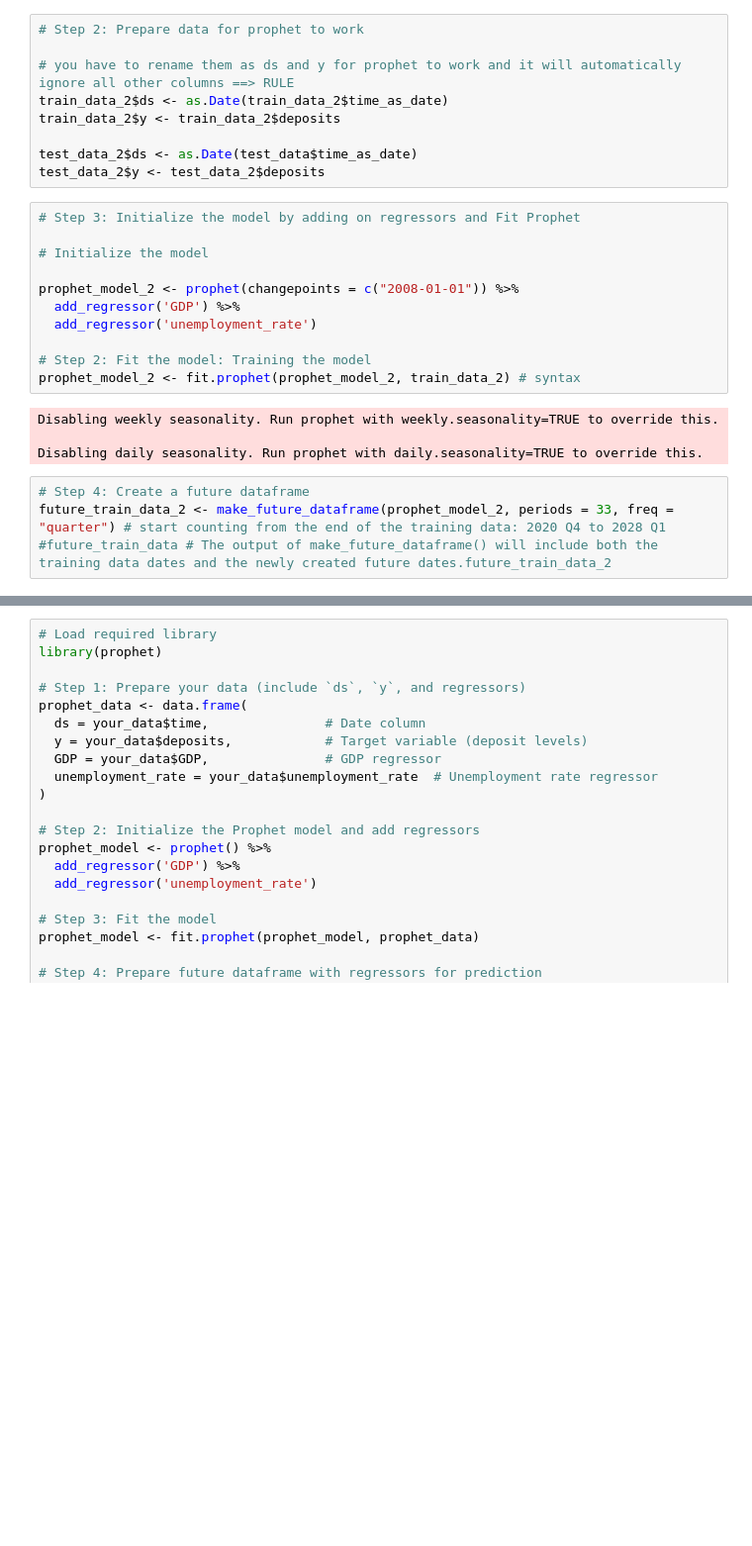
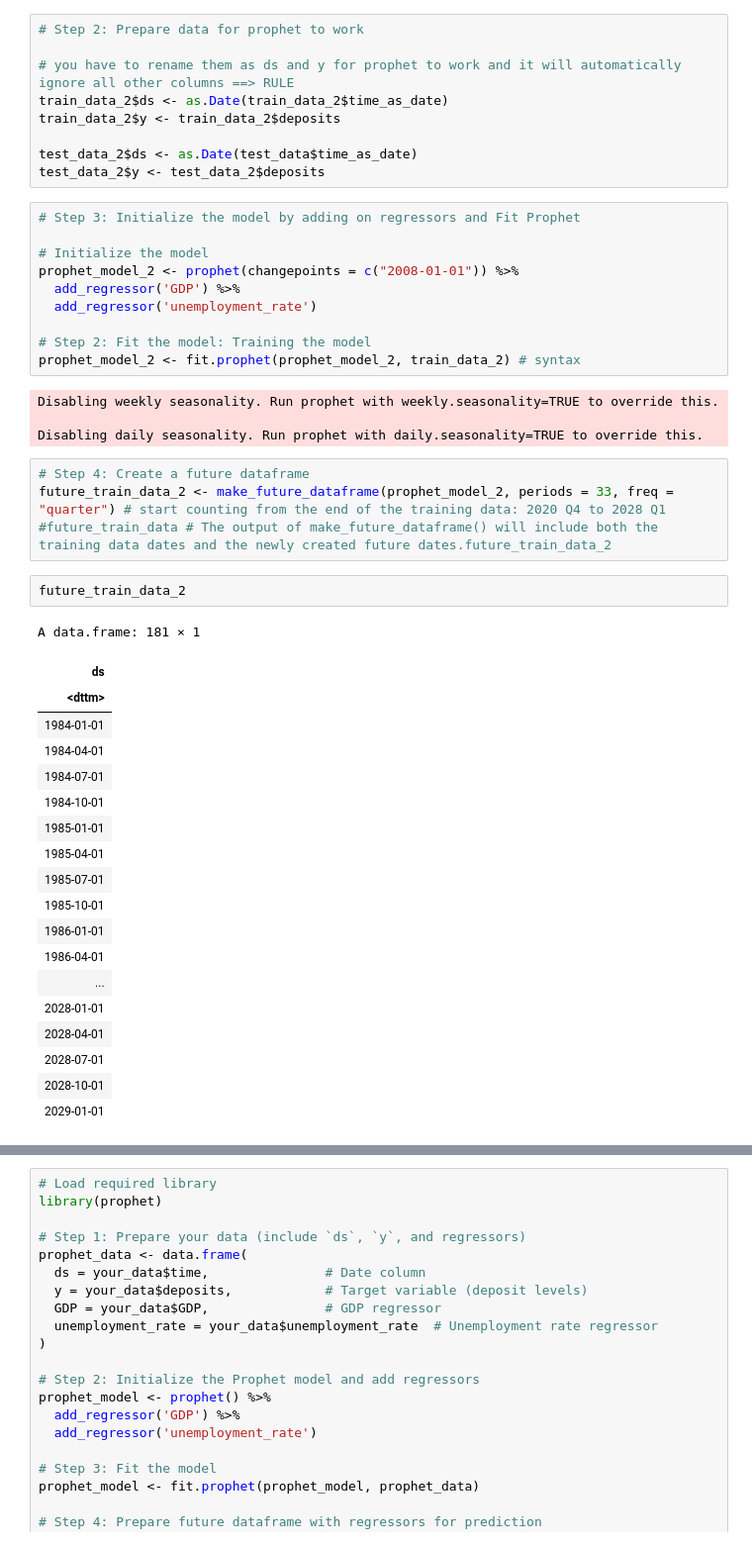
Before and after one commit to nzarama-kouadio/DUKE_MIDS_QFC_Final_Project, a Jupyter notebook: model_prediction/prophet_model.ipynb, the cells around one changed output, grey strips where cells are left out. Shown: that part at 99% size. Saved outputs shown, nothing was run; the diff lists cells and outputs as text; blank space fills up the shorter version.

```diff
--- a/model_prediction/prophet_model.ipynb
+++ b/model_prediction/prophet_model.ipynb
@@ -704,7 +740,6 @@ test_data_2$y <- test_data_2$deposits
 # Step 3: Initialize the model by adding on regressors and Fit Prophet
 
 # Initialize the model
-
 prophet_model_2 <- prophet(changepoints = c("2008-01-01")) %>%
   add_regressor('GDP') %>%
   add_regressor('unemployment_rate')
@@ -719,3 +754,25 @@ Disabling daily seasonality. Run prophet with daily.seasonality=TRUE to override
 # Step 4: Create a future dataframe
 future_train_data_2 <- make_future_dataframe(prophet_model_2, periods = 33, freq = "quarter") # start counting from the end of the training data: 2020 Q4 to 2028 Q1
 #future_train_data # The output of make_future_dataframe() will include both the training data dates and the newly created future dates.future_train_data_2
+# %%
+future_train_data_2
+# %% [output]
+A data.frame: 181 × 1
+| ds |
+| <dttm> |
+| 1984-01-01 |
+| 1984-04-01 |
+| 1984-07-01 |
+| 1984-10-01 |
+| 1985-01-01 |
+| 1985-04-01 |
+| 1985-07-01 |
+| 1985-10-01 |
+| 1986-01-01 |
+| 1986-04-01 |
+| ... |
+| 2028-01-01 |
+| 2028-04-01 |
+| 2028-07-01 |
+| 2028-10-01 |
+| 2029-01-01 |
```
Also changed, not shown: parts of 10 cells of this notebook.
